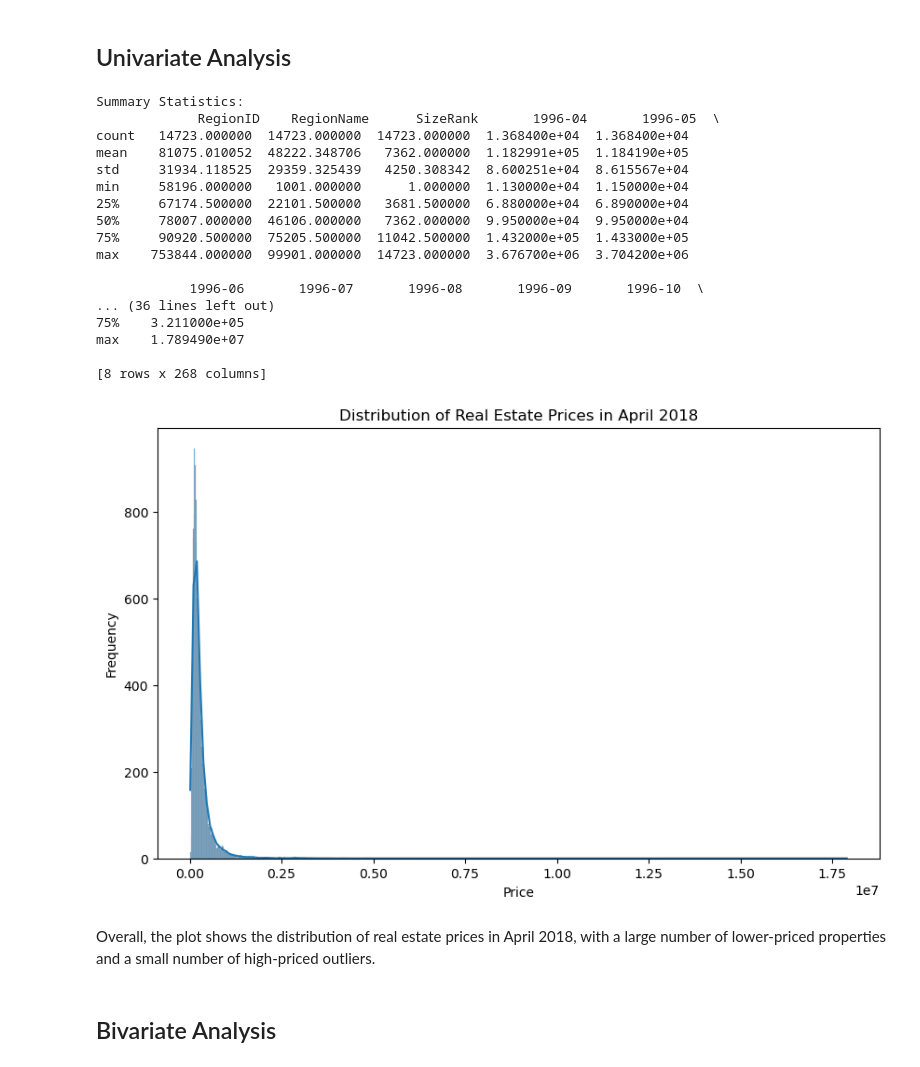
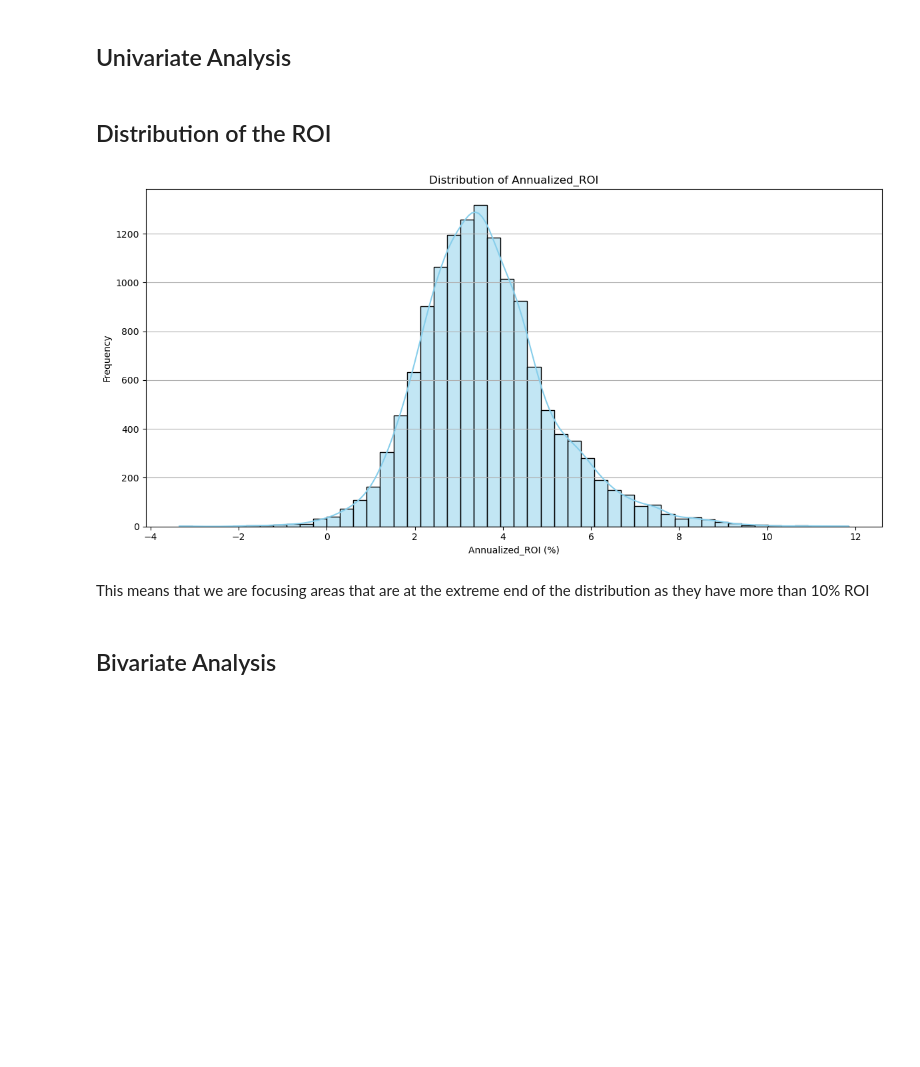
Before and after one commit to Sandrakiptumm/phase-4-group-3-project, a Jupyter notebook: index.ipynb, the cells around one changed output. Saved outputs shown, nothing was run; the diff lists cells and outputs as text; code cells hidden in the pictures; blank space fills up the shorter version.

```diff
--- a/index.ipynb
+++ b/index.ipynb
@@ -339,0 +366,18 @@ Total missing values in the dataset: 0
+# %%
+class RealEstateAnalyzer:
+    """Analyzes real estate data for investment."""
+
+    def __init__(self, data_path):
+        self.data = pd.read_csv(data_path)
+
+    def check_unique_region_ids(self):
+        """
+        Checks the number of unique RegionIDs in the dataset.
+        """
+        num_unique_regionID = self.data['RegionID'].nunique()
+        print("Number of unique RegionIDs:", num_unique_regionID)
+
+# Example usage
+data_path = "zillow_data.csv"
+analyzer = RealEstateAnalyzer(data_path)
+analyzer.check_unique_region_ids()
@@ -351,56 +449,50 @@ Multivariate Analysis: Involves the analysis among three or more variables.
 So for our case we are going to use Univariate, Bivariate and multivariate analysis.
 # %% [markdown]
 ## Univariate Analysis
+# %% [markdown]
+## Distribution of the ROI
 # %%
 import pandas as pd
 import matplotlib.pyplot as plt
 import seaborn as sns
 
 class RealEstateAnalyzer:
     """Analyzes real estate data for investment."""
 
     def __init__(self, data_path):
         self.data = pd.read_csv(data_path)
+        self.sorted_annualized_roi_df = None
 
-    def univariate_analysis(self):
+
+    def calculate_annualized_roi(self):
         """
-        Performs univariate analysis on the dataset.
+        Calculates the Annualized ROI for each RegionName.
         """
-        # Summary statistics
-        print("Summary Statistics:\n", self.data.describe())
+        years_difference = (2018 - 1996) + (4/12)
+        self.data['Annualized_ROI'] = ((self.data['2018-04'] / self.data['1996-04'])**(1/years_difference) - 1) * 100
+        self.sorted_annualized_roi_df = self.data.sort_values(by='Annualized_ROI', ascending=False)
 
-        # Distribution of real estate prices for a specific month (e.g., 2018-04)
-        plt.figure(figsize=(10, 6))
-        sns.histplot(self.data['2018-04'], kde=True)
-        plt.title('Distribution of Real Estate Prices in April 2018')
-        plt.xlabel('Price')
+    def plot_univariate_analysis(self):
+        """
+        Plots the distribution of Annualized_ROI.
+        """
+        plt.figure(figsize=(12, 6))
+        sns.histplot(self.sorted_annualized_roi_df['Annualized_ROI'], kde=True, color='skyblue', bins=50)
+        plt.title('Distribution of Annualized_ROI')
+        plt.xlabel('Annualized_ROI (%)')
         plt.ylabel('Frequency')
+        plt.grid(axis='y')
+        plt.tight_layout()
         plt.show()
 
 # Example usage
 data_path = "zillow_data.csv"
 analyzer = RealEstateAnalyzer(data_path)
-analyzer.univariate_analysis()
+analyzer.calculate_annualized_roi()
+analyzer.plot_univariate_analysis()
 # %% [output]
-Summary Statistics:
-             RegionID    RegionName      SizeRank       1996-04       1996-05  \
-count   14723.000000  14723.000000  14723.000000  1.368400e+04  1.368400e+04
-mean    81075.010052  48222.348706   7362.000000  1.182991e+05  1.184190e+05
-std     31934.118525  29359.325439   4250.308342  8.600251e+04  8.615567e+04
-min     58196.000000   1001.000000      1.000000  1.130000e+04  1.150000e+04
-25%     67174.500000  22101.500000   3681.500000  6.880000e+04  6.890000e+04
-50%     78007.000000  46106.000000   7362.000000  9.950000e+04  9.950000e+04
-75%     90920.500000  75205.500000  11042.500000  1.432000e+05  1.433000e+05
-max    753844.000000  99901.000000  14723.000000  3.676700e+06  3.704200e+06
-
-            1996-06       1996-07       1996-08       1996-09       1996-10  \
-... (36 lines left out)
-75%    3.211000e+05
-max    1.789490e+07
-
-[8 rows x 268 columns]
-[figure, old version]
+[figure, new version]
-# %% [markdown]
-Overall, the plot shows the distribution of real estate prices in April 2018, with a large number of lower-priced properties and a small number of high-priced outliers.
+# %% [markdown]
+This means that we are focusing areas that are at the extreme end of the distribution as they have more than 10% ROI
 # %% [markdown]
 ## Bivariate Analysis
```
Also changed, not shown: parts of 47 cells of this notebook.
